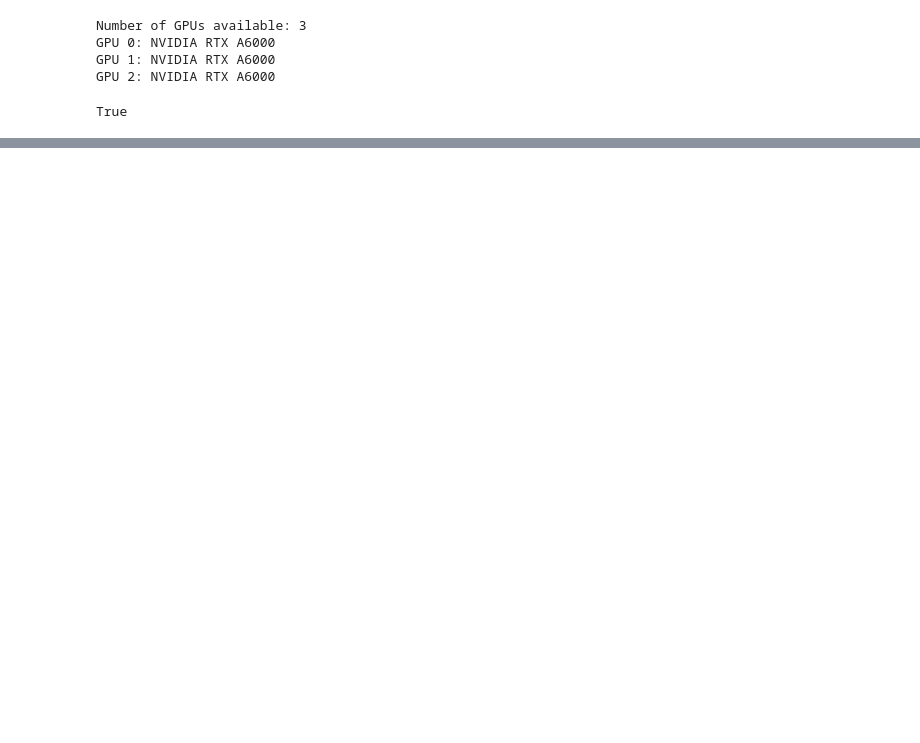
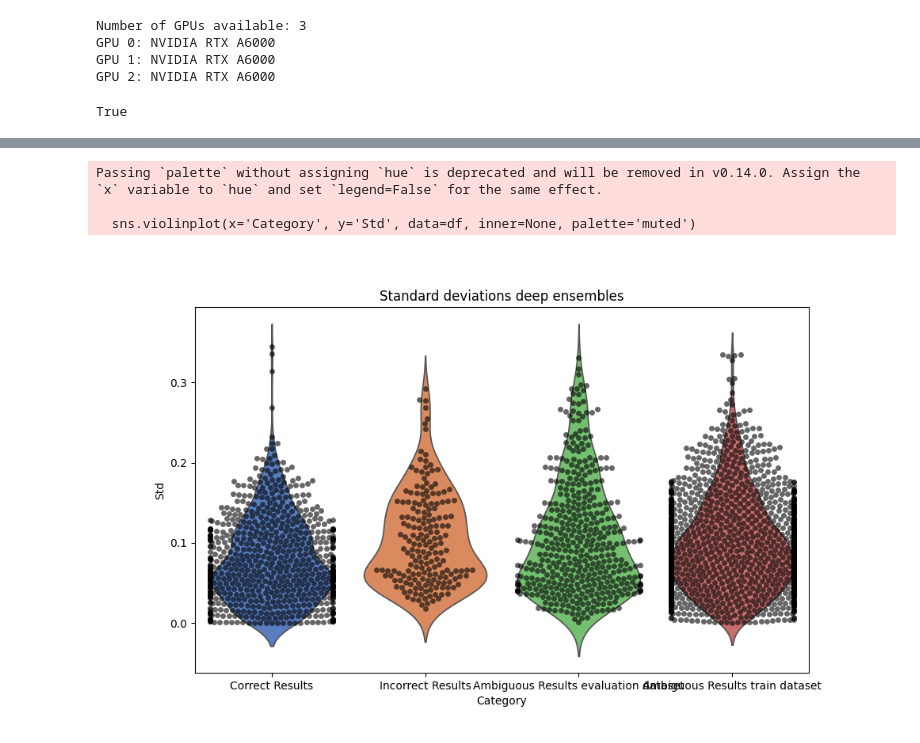
Before and after one commit to pstnmz/UQ_toolbox, a Jupyter notebook: CNN_shape_prediction_inferences.ipynb, the cells around one changed output, grey strips where cells are left out. Cells and saved outputs as stored; diff of their text form; code cells hidden in the pictures; blank space fills up the shorter version.

```diff
--- a/CNN_shape_prediction_inferences.ipynb
+++ b/CNN_shape_prediction_inferences.ipynb
@@ -54,0 +344,32 @@ True
+# %%
+good_results = [all_results[k] for k in range(len(all_results)) if all_results[k]['true_label'] == all_results[k]['predicted_class']]
+bad_results = [all_results[k] for k in range(len(all_results)) if all_results[k]['true_label'] != all_results[k]['predicted_class']]
+# %%
+good_stds = [good_results[k]['std'] for k in range(len(good_results))]
+bad_stds = [bad_results[k]['std'] for k in range(len(bad_results))]
+amb_stds = [all_results_amb[k]['std'] for k in range(len(all_results_amb))]
+amb_tr_stds = [all_results_amb_tr[k]['std'] for k in range(len(all_results_amb_tr))]
+# %%
+# Prepare the data in a long-form DataFrame
+df = pd.DataFrame({
+    'Std': good_stds + bad_stds + amb_stds + amb_tr_stds,
+    'Category': ['Correct Results'] * len(good_stds) + ['Incorrect Results'] * len(bad_stds) + ['Ambiguous Results evaluation dataset'] * len(amb_stds) + ['Ambiguous Results train dataset'] * len(amb_tr_stds)
+})
+
+# Set up the matplotlib figure
+plt.figure(figsize=(10, 6))
+
+# Create the violin plot
+sns.violinplot(x='Category', y='Std', data=df, inner=None, palette='muted')
+
+# Add the scatter points
+sns.swarmplot(x='Category', y='Std', data=df, color='k', alpha=0.6)
+
+# Show the plot
+plt.title('Standard deviations deep ensembles')
+plt.show()
+# %% [output]
+Passing `palette` without assigning `hue` is deprecated and will be removed in v0.14.0. Assign the `x` variable to `hue` and set `legend=False` for the same effect.
+
+  sns.violinplot(x='Category', y='Std', data=df, inner=None, palette='muted')
+[figure, added]
```
Also changed, not shown: parts of 21 cells of this notebook, 1 other file.
